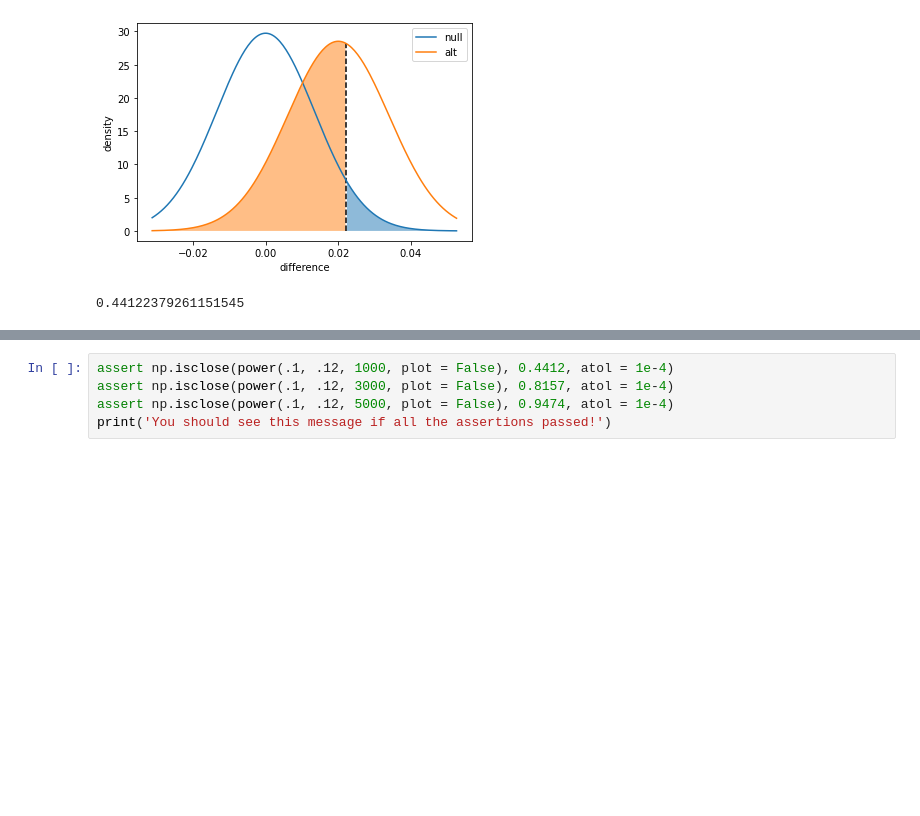
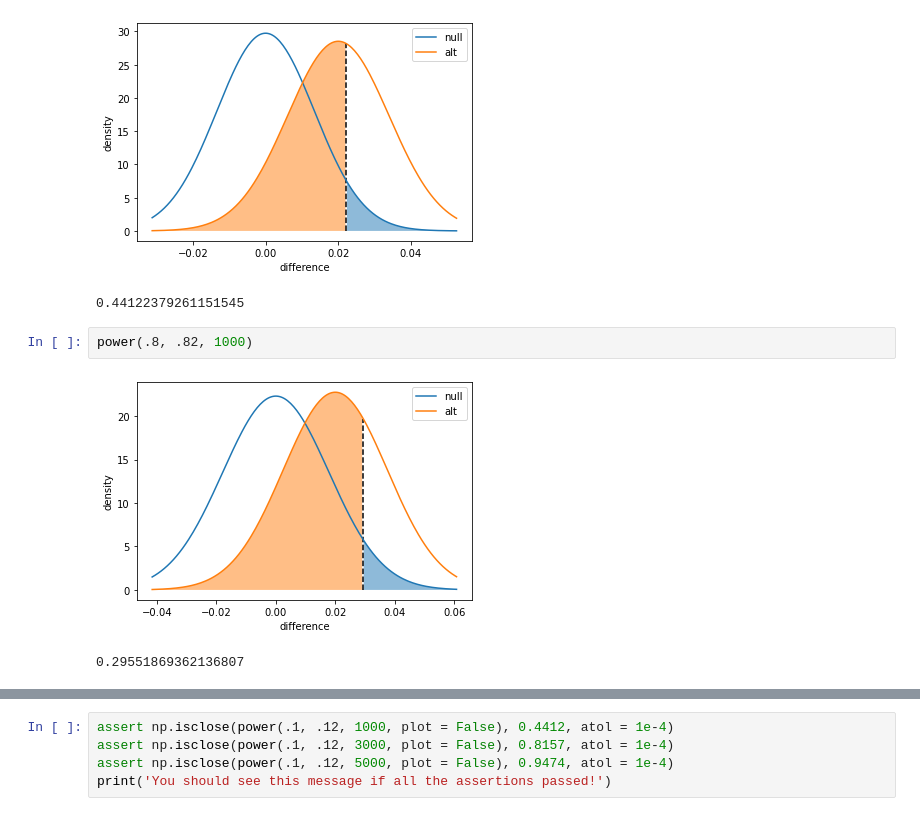
Before and after one commit to deacona/DSND_Term2, a Jupyter notebook: lessons/StatisticalTesting/L2_Experiment_Size.ipynb, the cells around one changed output, grey strips where cells are left out. Cells and saved outputs as stored; diff of their text form; blank space fills up the shorter version.

```diff
--- a/lessons/StatisticalTesting/L2_Experiment_Size.ipynb
+++ b/lessons/StatisticalTesting/L2_Experiment_Size.ipynb
@@ -84,3 +84,8 @@ power(.1, .12, 1000)
 # %% [output]
 [figure]
 0.44122379261151545
+# %%
+power(.8, .82, 1000)
+# %% [output]
+[figure, added]
+0.29551869362136807
```
Also changed, not shown: parts of 6 cells of this notebook, 1 other file.
